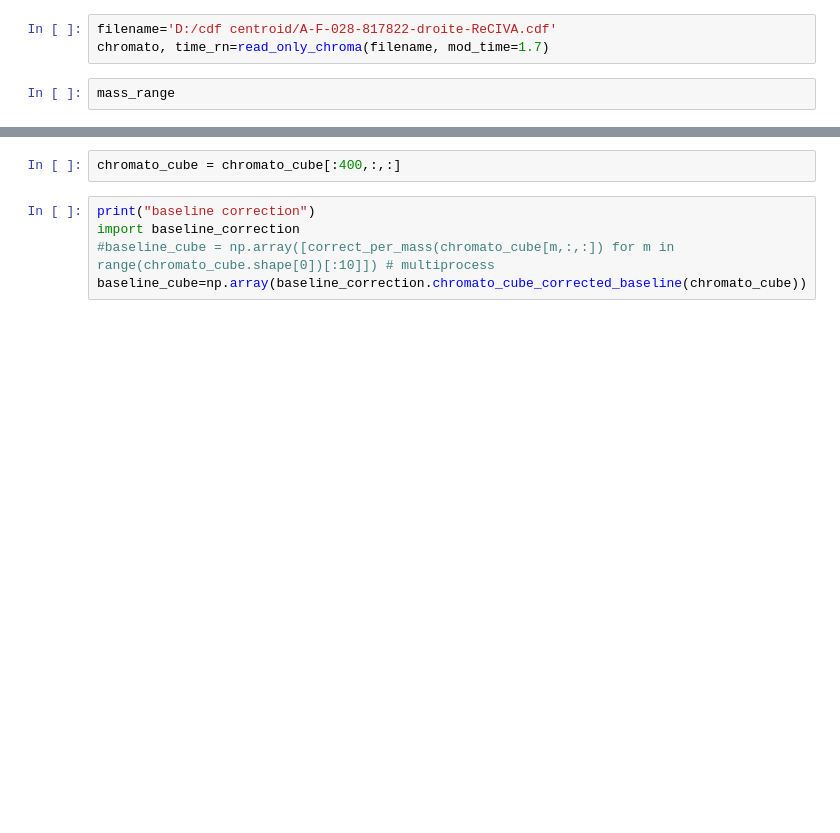
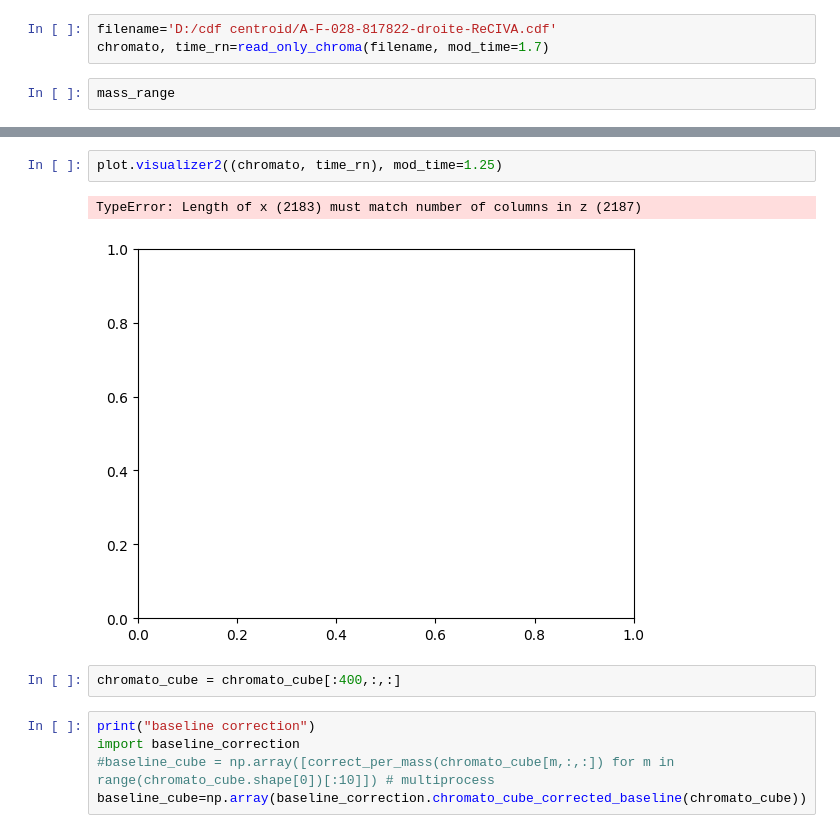
Before and after one commit to Lollith/Python-2DGC-Alignment, a Jupyter notebook: notebooks/deconvolution.ipynb, the cells around one changed output, grey strips where cells are left out. Drawn from its saved outputs; the diff is of its cells as text; blank space fills up the shorter version.

```diff
--- a/notebooks/deconvolution.ipynb
+++ b/notebooks/deconvolution.ipynb
@@ -44,3 +54,8 @@ chromato, time_rn, chromato_cube, sigma, mass_range=read_chromato_and_chromato_c
+# %%
+plot.visualizer2((chromato, time_rn), mod_time=1.25)
+# %% [output]
+TypeError: Length of x (2183) must match number of columns in z (2187)
+[figure, added]
 # %%
 chromato_cube = chromato_cube[:400,:,:]
 # %%
```
Also changed, not shown: parts of 2 cells of this notebook, 4 other files.
